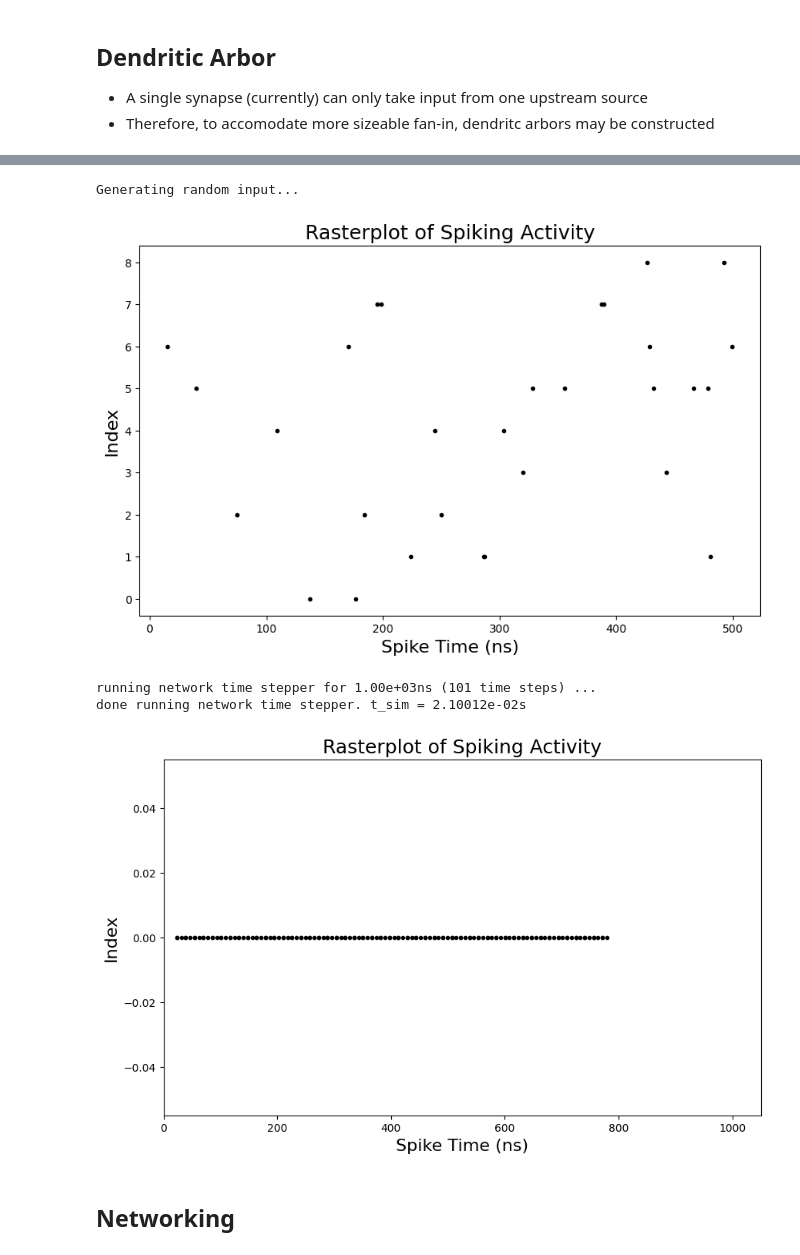
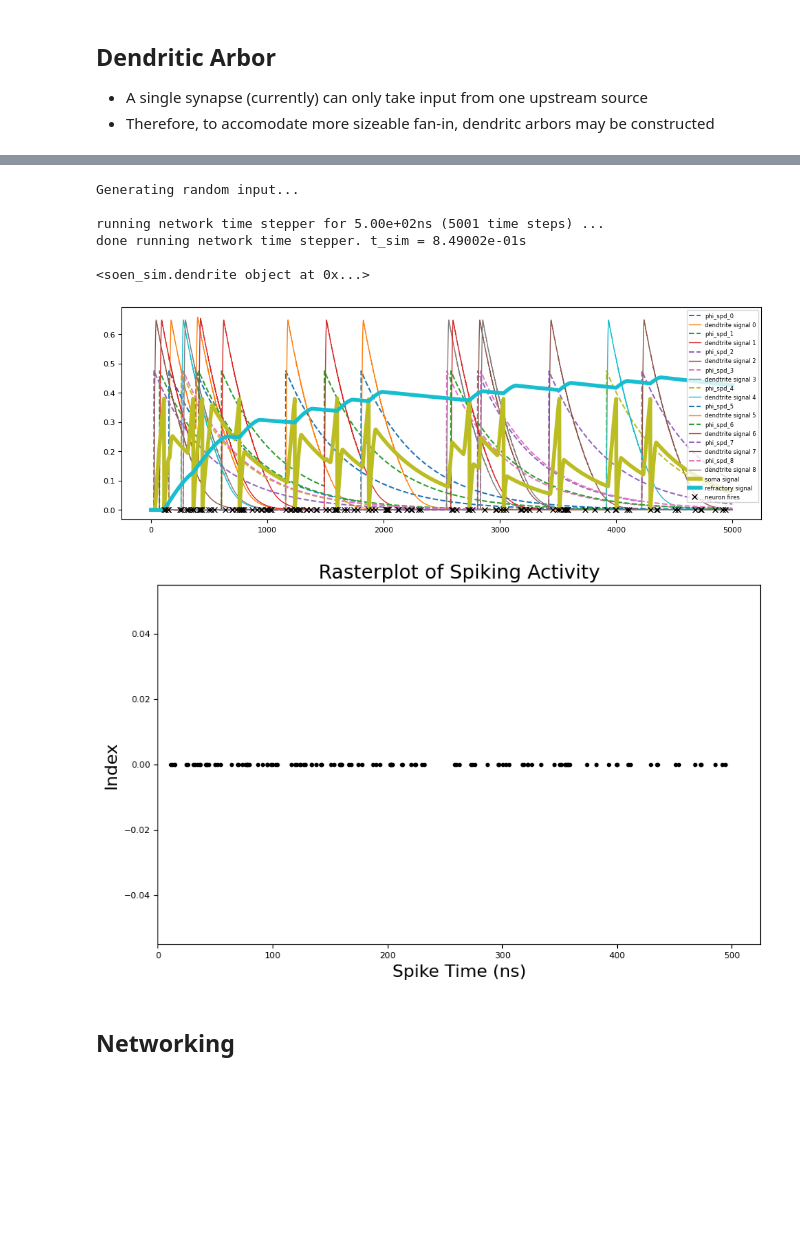
Before and after one commit to ryangitsit/sim_soens, a Jupyter notebook: soen_tutorial.ipynb, the cells around one changed output, grey strips where cells are left out. Saved outputs shown, nothing was run; the diff lists cells and outputs as text; code cells hidden in the pictures; blank space fills up the shorter version.

```diff
--- a/soen_tutorial.ipynb
+++ b/soen_tutorial.ipynb
@@ -126,0 +206,8 @@ layer: 1
+# %%
+# code
+default_neuron_params['w_dn'] = 0.9
+default_neuron_params['w_dd'] = 0.9
+default_neuron_params['tau_di'] = 10
+default_neuron_params['tau_ref'] = 1000
+default_neuron_params["s_th_factor_n"] = 0.5
+neo = CustomNeurons(type='3fractal',**default_neuron_params)
@@ -127,41 +229,46 @@ layer: 1
 # %%
 input = SuperInput(channels=9, type='random', total_spikes=30, duration=500)
-raster_plot(input.spike_arrays)
+# raster_plot(input.spike_arrays)
 for i in range(len(neo.synapses)):
-    in_ = input_signal(name = 'input_synaptic_drive',
-                       input_temporal_form = 'arbitrary_spike_train',
-                       spike_times = input.spike_rows[i])
-    neo.synapses[i].add_input(in_)
+    # in_ = input_signal(name = 'input_synaptic_drive',
+    #                    input_temporal_form = 'arbitrary_spike_train',
+    #                    spike_times = input.spike_rows[i])
+    neo.synapses[i].add_input(input.signals[i])
 
 net = network(name = 'network_under_test')
 net.add_neuron(neo.fractal_neuron)
 # net.neurons['name'].name = 1
 
 # network_object.neurons[neuron_key].dend__ref.synaptic_inputs['{}__syn_refraction'.format(network_object.neurons[neuron_key].name)].spike_times_converted = np.append(network_object.neurons[neuron_key].dend__ref.synaptic_inputs['{}__syn_refraction'.format(network_object.neurons[neuron_key].name)].spike_times_converted,tau_vec[ii+1])
-net.run_sim(dt = 10, tf = 1000)
-spikes = [ [] for _ in range(2) ]
-S = []
-Phi_r = []
-count = 0
-for neuron_key in net.neurons:
-    s = net.neurons[neuron_key].dend__nr_ni.s
-    S.append(s)
-    phi_r = net.neurons[neuron_key].dend__nr_ni.phi_r
-    Phi_r.append(phi_r)
-    spike_t = net.neurons[neuron_key].spike_times
-    spikes[0].append(np.ones(len(spike_t))*count)
-    spikes[1].append(spike_t)
-    count+=1
-spikes[0] =np.concatenate(spikes[0])
-spikes[1] = np.concatenate(spikes[1])/1000
-
-raster_plot(spikes,duration=1000)
+net.run_sim(dt = .1, tf = 500)
+net.get_recordings()
+print(neo.dendrites[0][0])
+import matplotlib.pyplot as plt
+# print(spd.keys())
+# dend_s = neo.dendrites[0][0].s
+signal = net.neurons[1].dend__nr_ni.s
+ref = net.neurons[1].dend__ref.s
+plt.figure(figsize=(12,4))
+for i in range(9):
+    spd = neo.dendrites[1][i].synaptic_inputs[i].phi_spd
+    dend_s = neo.dendrites[1][i].s
+    plt.plot(spd,'--', label='phi_spd_'+str(i))
+    plt.plot(dend_s, linewidth=1, label='dendtrite signal '+str(i))
+plt.plot(signal, linewidth=4, label='soma signal')
+plt.plot(ref, linewidth=4, label='refractory signal')
+plt.plot(net.spikes[1]*tau_convert*10*1000,net.spikes[0],'xk', label='neuron fires')
+plt.legend()
+spikes = [net.spikes[0],net.spikes[1]*tau_convert*1000]
+raster_plot(spikes,duration=500)
 # %% [output]
 Generating random input...
+
+running network time stepper for 5.00e+02ns (5001 time steps) ...
+done running network time stepper. t_sim = 8.49002e-01s
+
+<soen_sim.dendrite object at 0x...>
-[figure, old version]
+[figure, new version]
-running network time stepper for 1.00e+03ns (101 time steps) ...
-done running network time stepper. t_sim = 2.10012e-02s
-[figure, old version]
+[figure, new version]
 # %% [markdown]
 ## Networking
 # %%
```
Also changed, not shown: parts of 9 cells of this notebook, 1 other file.
